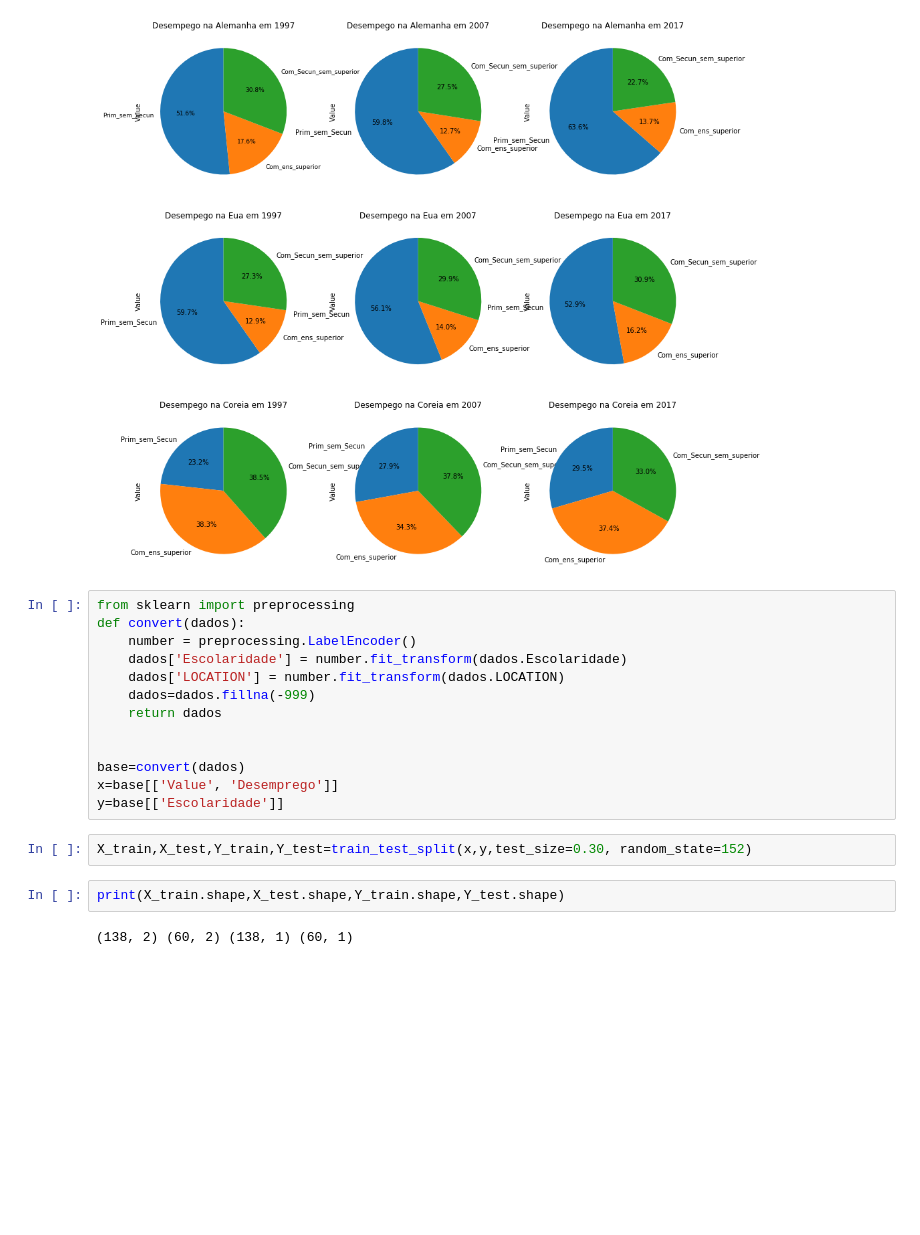
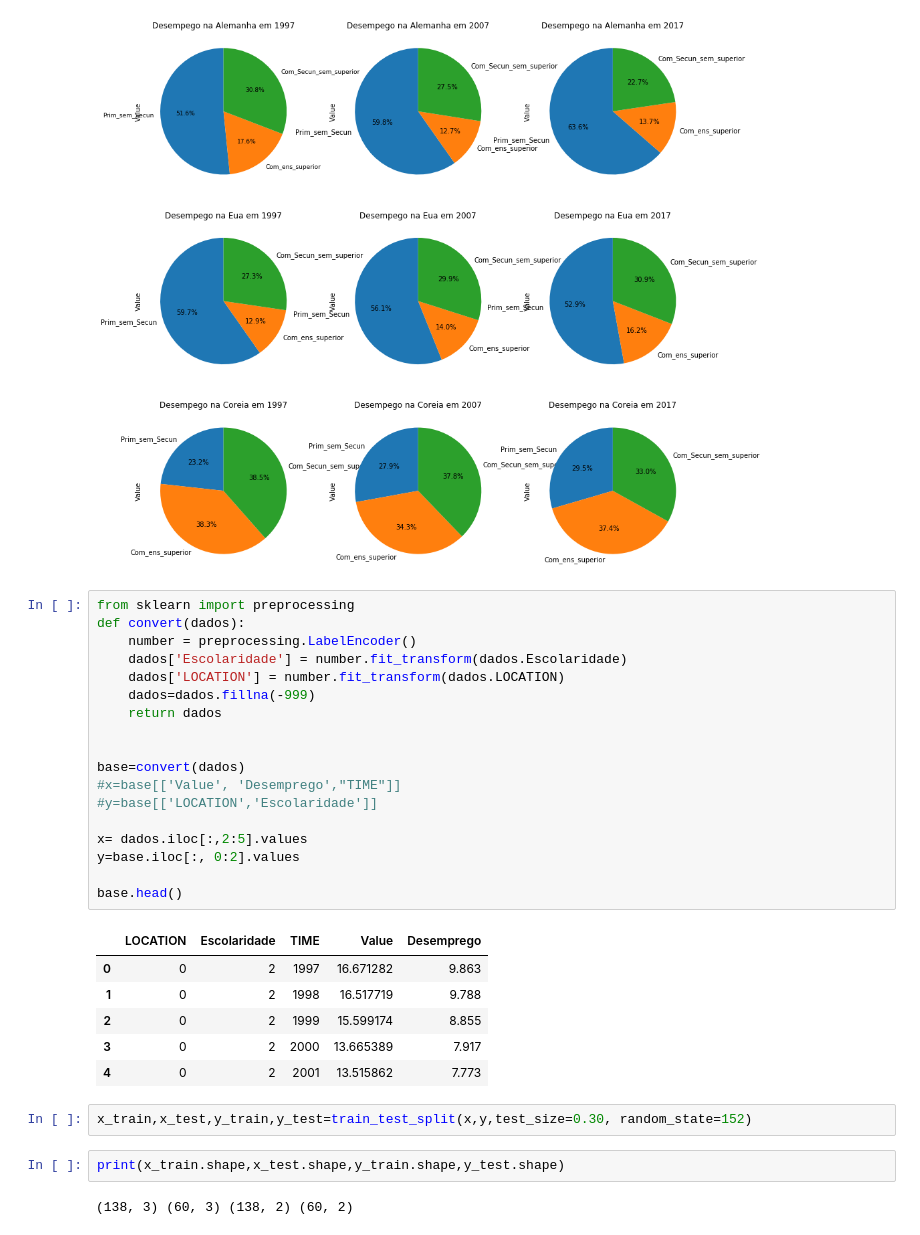
Before and after one commit to FernandoBichuette/Projeto_2_Cdados, a Jupyter notebook: Projeto 2.ipynb, the cells around one changed output. Cells and saved outputs as stored; diff of their text form; blank space fills up the shorter version.

```diff
--- a/Projeto 2.ipynb
+++ b/Projeto 2.ipynb
@@ -154,21 +153,33 @@ plt.show()
 # %%
 from sklearn import preprocessing
 def convert(dados):
     number = preprocessing.LabelEncoder()
     dados['Escolaridade'] = number.fit_transform(dados.Escolaridade)
     dados['LOCATION'] = number.fit_transform(dados.LOCATION)
     dados=dados.fillna(-999)
     return dados
 
 
 base=convert(dados)
-x=base[['Value', 'Desemprego']]
-y=base[['Escolaridade']]
+#x=base[['Value', 'Desemprego',"TIME"]]
+#y=base[['LOCATION','Escolaridade']]
+
+x= dados.iloc[:,2:5].values
+y=base.iloc[:, 0:2].values
+
+base.head()
+# %% [output]
+|  | LOCATION | Escolaridade | TIME | Value | Desemprego |
+| 0 | 0 | 2 | 1997 | 16.671282 | 9.863 |
+| 1 | 0 | 2 | 1998 | 16.517719 | 9.788 |
+| 2 | 0 | 2 | 1999 | 15.599174 | 8.855 |
+| 3 | 0 | 2 | 2000 | 13.665389 | 7.917 |
+| 4 | 0 | 2 | 2001 | 13.515862 | 7.773 |
 # %%
-X_train,X_test,Y_train,Y_test=train_test_split(x,y,test_size=0.30, random_state=152)
+x_train,x_test,y_train,y_test=train_test_split(x,y,test_size=0.30, random_state=152)
 # %%
-print(X_train.shape,X_test.shape,Y_train.shape,Y_test.shape)
+print(x_train.shape,x_test.shape,y_train.shape,y_test.shape)
 # %% [output]
-(138, 2) (60, 2) (138, 1) (60, 1)
+(138, 3) (60, 3) (138, 2) (60, 2)
 # %%
 linreg = LinearRegression()
```
Also changed, not shown: parts of 14 cells of this notebook, 1 other file.
